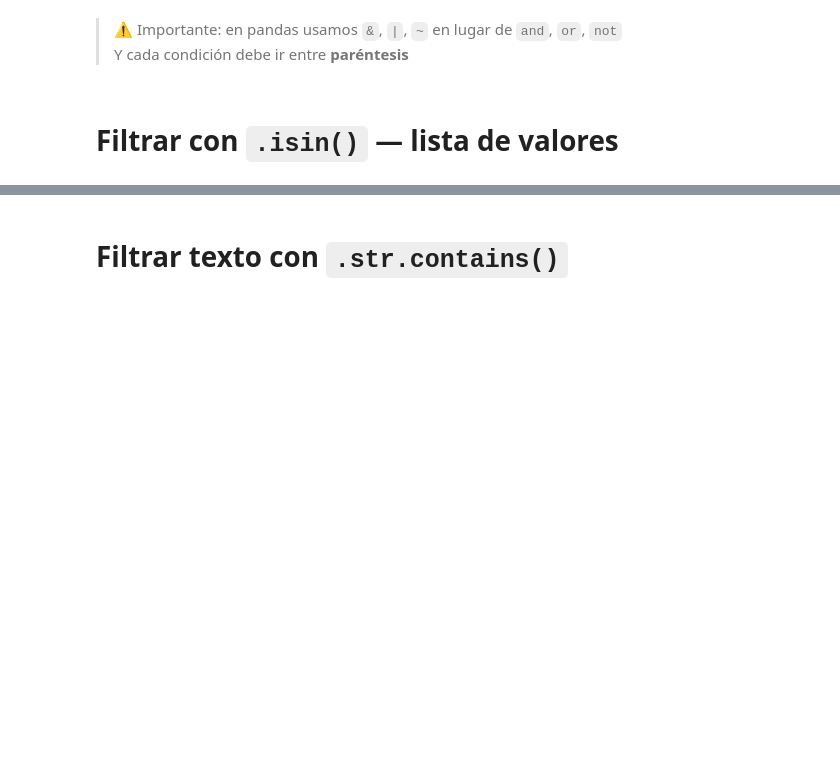
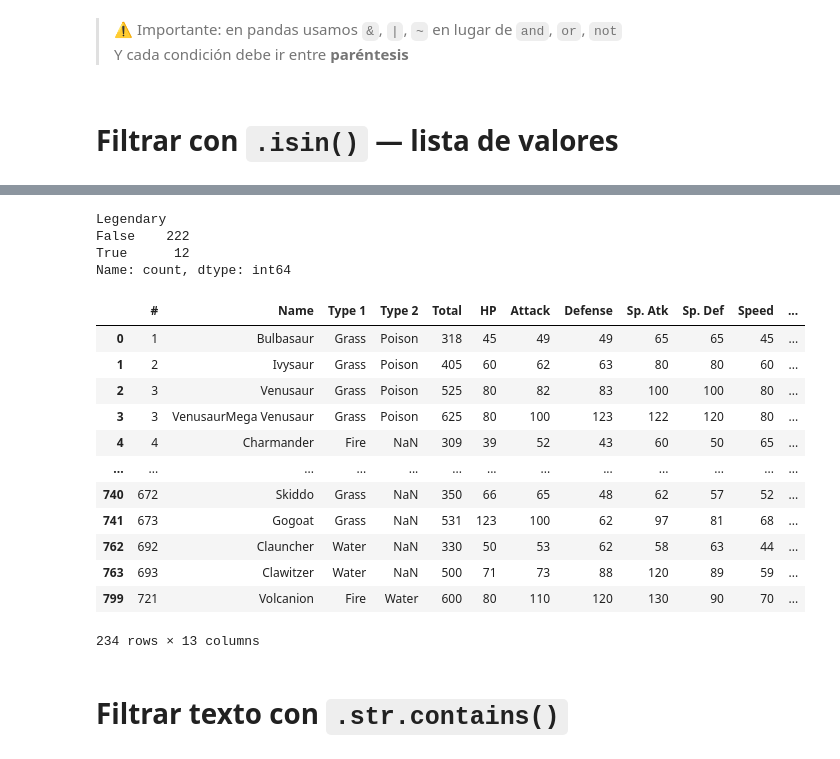
Before and after one commit to jeedorsa/Bootcamp-Data-Science, a Jupyter notebook: Clases/2-Pandas/2-Pandas.ipynb, the cells around one changed output, grey strips where cells are left out. Cells and saved outputs as stored; diff of their text form; code cells hidden in the pictures; blank space fills up the shorter version.

```diff
--- a/Clases/2-Pandas/2-Pandas.ipynb
+++ b/Clases/2-Pandas/2-Pandas.ipynb
@@ -243,3 +270,27 @@ df_starters['Type 1'].value_counts()
+# %%
+df_starters['Legendary'].value_counts()
+# %% [output]
+Legendary
+False    222
+True      12
+Name: count, dtype: int64
+# %%
+tipos_starter = ['Fire', 'Water', 'Grass']
+df[df['Type 1'].isin(tipos_starter)]
+# %% [output]
+|  | # | Name | Type 1 | Type 2 | Total | HP | Attack | Defense | Sp. Atk | Sp. Def | Speed | ... |
+| 0 | 1 | Bulbasaur | Grass | Poison | 318 | 45 | 49 | 49 | 65 | 65 | 45 | ... |
+| 1 | 2 | Ivysaur | Grass | Poison | 405 | 60 | 62 | 63 | 80 | 80 | 60 | ... |
+| 2 | 3 | Venusaur | Grass | Poison | 525 | 80 | 82 | 83 | 100 | 100 | 80 | ... |
+| 3 | 3 | VenusaurMega Venusaur | Grass | Poison | 625 | 80 | 100 | 123 | 122 | 120 | 80 | ... |
+| 4 | 4 | Charmander | Fire | NaN | 309 | 39 | 52 | 43 | 60 | 50 | 65 | ... |
+| ... | ... | ... | ... | ... | ... | ... | ... | ... | ... | ... | ... | ... |
+| 740 | 672 | Skiddo | Grass | NaN | 350 | 66 | 65 | 48 | 62 | 57 | 52 | ... |
+| 741 | 673 | Gogoat | Grass | NaN | 531 | 123 | 100 | 62 | 97 | 81 | 68 | ... |
+| 762 | 692 | Clauncher | Water | NaN | 330 | 50 | 53 | 62 | 58 | 63 | 44 | ... |
+| 763 | 693 | Clawitzer | Water | NaN | 500 | 71 | 73 | 88 | 120 | 89 | 59 | ... |
+| 799 | 721 | Volcanion | Fire | Water | 600 | 80 | 110 | 120 | 130 | 90 | 70 | ... |
+234 rows × 13 columns
 # %% [markdown]
 # Filtrar texto con `.str.contains()`
 # %%
```
Also changed, not shown: parts of 23 cells of this notebook, 1 other file.
